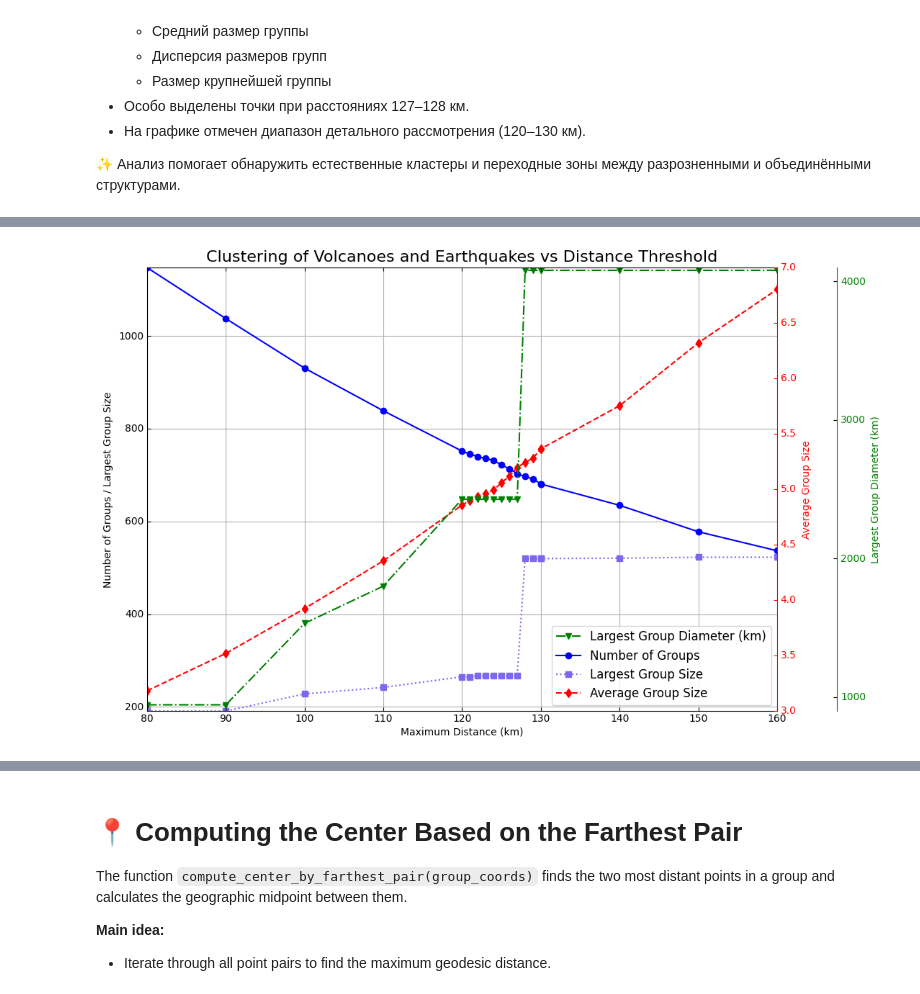
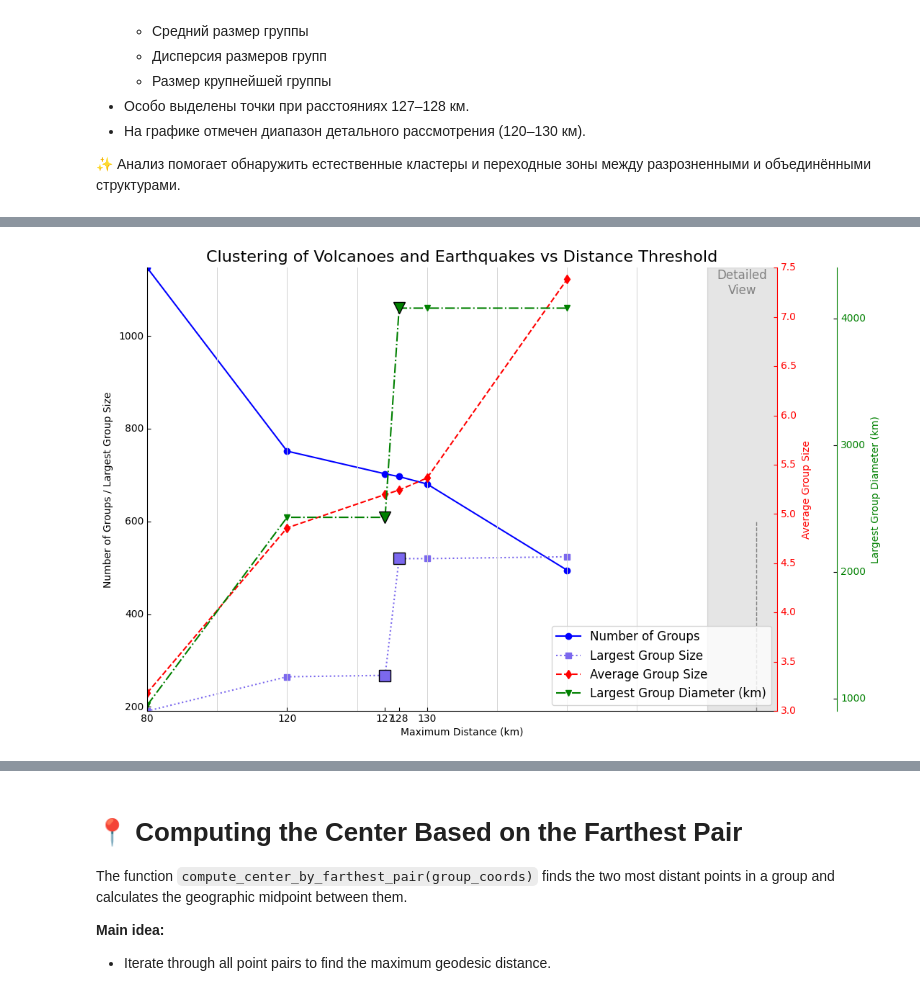
Before and after one commit to componavt/wd_book, a Jupyter notebook: programming_tasks/natural_disasters/volcano_earthquake_clustering.ipynb, the cells around one changed output, grey strips where cells are left out. Saved outputs shown, nothing was run; the diff lists cells and outputs as text; code cells hidden in the pictures.

```diff
--- a/programming_tasks/natural_disasters/volcano_earthquake_clustering.ipynb
+++ b/programming_tasks/natural_disasters/volcano_earthquake_clustering.ipynb
@@ -27,7 +27,11 @@ f_earthquake = "earthquakes_2023.csv"
 # distances_max_list = range(80, 170, 10)
 
 # шаг 10 для диапазона 80-170, но шаг 2 для диапазона 120-130, чтобы увидеть на графике локальный изгиб
-distances_max_list = list(range(80, 120, 10)) + list(range(120, 131, 1)) + list(range(130, 170, 10))
+# [80, 90, 100, 110, 120, 121, 122, 123, 124, 125, 126, 127, 128, 129, 130, 140, 150, 160]
+# distances_max_list = list(range(80, 120, 10)) + list(range(120, 130, 1)) + list(range(130, 170, 10))
 
 # fast: шаг 40 для диапазона 80-170, но шаг 5 для диапазона 120-130, чтобы увидеть на графике локальный изгиб
-#distances_max_list = list(range(80, 161, 40)) + list(range(127, 129, 1)) + list(range(130, 171, 40))
+# [80, 120, 127, 128, 130, 170]
+distances_max_list = list(range(80, 121, 40)) + list(range(127, 129, 1)) + list(range(130, 171, 40))
+
+print(distances_max_list)
@@ -205,9 +238,19 @@ for dist_max in distances_max_list:
 
 # --- Plot the results with three Y-axes ---
 
+# Generate new "compressed" X axis for visual clarity in the 120–130 km range
+compress_before=0.5
+compress_between=2.0
+compress_after=0.5
+new_x_list = [transform_x(x, compress_before, compress_between, compress_after) for x in distances_max_list]
+real_to_new_x = dict(zip(distances_max_list, new_x_list))
+
+plt.rcParams["axes.grid"] = False  # Disable default grid globally
+
 fig = plt.figure(figsize=(14, 8))
 host = host_subplot(111, axes_class=AA.Axes)
 plt.subplots_adjust(right=0.75)
+host.axis["top"].set_visible(False) # Отключаем верхнюю границу
 
 par1 = host.twinx()  # Second Y-axis
 par2 = host.twinx()  # Third Y-axis
@@ -219,20 +262,18 @@ par2.axis["right"] = new_fixed_axis(loc="right", axes=par2, offset=(offset, 0))
 par2.axis["right"].toggle(all=True)
 
 # Plot curves
-p1, = host.plot(distances_max_list, groups_count_list, marker='o', label="Number of Groups", color='blue')
-p2, = host.plot(distances_max_list, largest_group_size_list, marker='s', linestyle=':', label="Largest Group Size", color='mediumslateblue')# orange
-p3, = par1.plot(distances_max_list, average_group_size_list, marker='d', linestyle='--', label="Average Group Size", color='red')
+p1, = host.plot(new_x_list, groups_count_list, marker='o', label="Number of Groups", color='blue')
+p2, = host.plot(new_x_list, largest_group_size_list, marker='s', linestyle=':', label="Largest Group Size", color='mediumslateblue')
+p3, = par1.plot(new_x_list, average_group_size_list, marker='d', linestyle='--', label="Average Group Size", color='red')
 scaled_largest_diameter = [x/1000 for x in largest_group_diameter_list]
-p4, = par2.plot(distances_max_list, scaled_largest_diameter, marker='v', linestyle='-.',
-         label="Largest Group Diameter (km)", color='green')
+p4, = par2.plot(new_x_list, scaled_largest_diameter, marker='v', linestyle='-.', label="Largest Group Diameter (km)", color='green')
 
 # Axis labels
 host.set_xlabel("Maximum Distance (km)", fontsize=14)
-
-# Custom colored Y-axis label using Text object on left axis
 host.yaxis.set_label_position("left")
 host.set_ylabel("Number of Groups / Largest Group Size", fontsize=14)
 host.yaxis.label.set_color('black')
+
 
 # Activate second Y-axis (Average Group Size)
 par1.axis["right"].toggle(all=True)  # Включаем ось
@@ -240,28 +281,72 @@ par1.set_ylabel("Average Group Size", fontsize=14)
 par1.axis["right"].label.set_color("red")
 par1.axis["right"].major_ticklabels.set_color("red")
 par1.axis["right"].line.set_color("red")
-par1.set_ylim(3, 7)
+par1.set_ylim(3, 7.5)
 par1.tick_params(axis='y', colors='red')
 
-# Third Y-axis (scaled but shown as full km)
+# Third Y-axis (1000 - 4000 km)
 par2.set_ylabel("Largest Group Diameter (km)", fontsize=14)
 par2.axis["right"].label.set_color("green")
 par2.axis["right"].major_ticklabels.set_color("green")
 par2.axis["right"].line.set_color("green")
-par2.set_ylim(0.9, 4.1)
+par2.set_ylim(0.9, 4.4)
 par2.set_yticks([1, 2, 3, 4])
 par2.set_yticklabels(["1000", "2000", "3000", "4000"], color='green')
 
 # Turn off auto margins
 host.margins(x=0, y=0)
 
+# Highlight x=127 and x=128
+highlight_xs = [127, 128]
+highlight_idx = [distances_max_list.index(x) for x in highlight_xs]
+
+# Draw larger markers for Largest Group Diameter and Largest Group Size
+host.plot([real_to_new_x[127]], [largest_group_size_list[highlight_idx[0]]], marker='s', markersize=12, color='mediumslateblue', markeredgecolor='black')
+host.plot([real_to_new_x[128]], [largest_group_size_list[highlight_idx[1]]], marker='s', markersize=12, color='mediumslateblue', markeredgecolor='black')
+par2.plot([real_to_new_x[127]], [scaled_largest_diameter[highlight_idx[0]]], marker='v', markersize=12, color='green', markeredgecolor='black')
+par2.plot([real_to_new_x[128]], [scaled_largest_diameter[highlight_idx[1]]], marker='v', markersize=12, color='green', markeredgecolor='black')
+
+# Highlight the range 120-130 km
+host.axvspan(120, 130, color='grey', alpha=0.2)
+host.text(125, ymax*0.95, 'Detailed\nView', ha='center', fontsize=12, color='grey')
+
+
+
+# дополнительную тонкую серую вертикальную линию на графике при x=127 (и при x=128)
+# Get current ticks
+current_xticks = host.get_xticks()
+
+# Set ticks manually (including 127 if not already present)
+selected_xticks = [80, 90, 100, 110, 120, 122, 124, 126, 127, 128, 130, 140, 150, 160]
+host.set_xticks([real_to_new_x[val] for val in selected_xticks if val in real_to_new_x])
+host.set_xticklabels([str(val) for val in selected_xticks if val in real_to_new_x], fontsize=10)
+
+# Turn off grid and draw custom grid lines
+host.grid(False)
+for tick in current_xticks:
+    host.axvline(x=tick, color='lightgrey', linestyle='-', linewidth=0.7)
+
+# Draw a short custom vertical line at x=127
+#ymin, ymax = host.get_ylim()
+#host.plot([127, 127], [ymin, ymax], color='grey', linestyle='--', linewidth=1)
+host.plot([127, 127], [191, 600], color='grey', linestyle='--', linewidth=1)
+
+
+
+
+
+
 # Legend
-lines = [p4, p1, p2, p3]
+lines = [p1, p2, p3, p4]
 labels = [l.get_label() for l in lines]
 host.legend(lines, labels, loc='lower right', fontsize=12)
 
+# Hide top and right spines to remove horizontal frame lines
+for spine in host.spines.values():
+    spine.set_visible(False)
+
 plt.title('Clustering of Volcanoes and Earthquakes vs Distance Threshold', fontsize=16)
-plt.grid(True)
+# plt.grid(True)
 plt.show()
 # %% [output]
 dist_max=80 km: 1148 groups, average size 3.18, largest group 191, largest diameter 945.06 km
@@ -286,2 +358,2 @@ dist_max=160 km: 537 groups, average size 6.80, largest group 523, largest diame
-[figure, old version]
+[figure, new version]
 # %%
```
Also changed, not shown: parts of 6 cells of this notebook.
